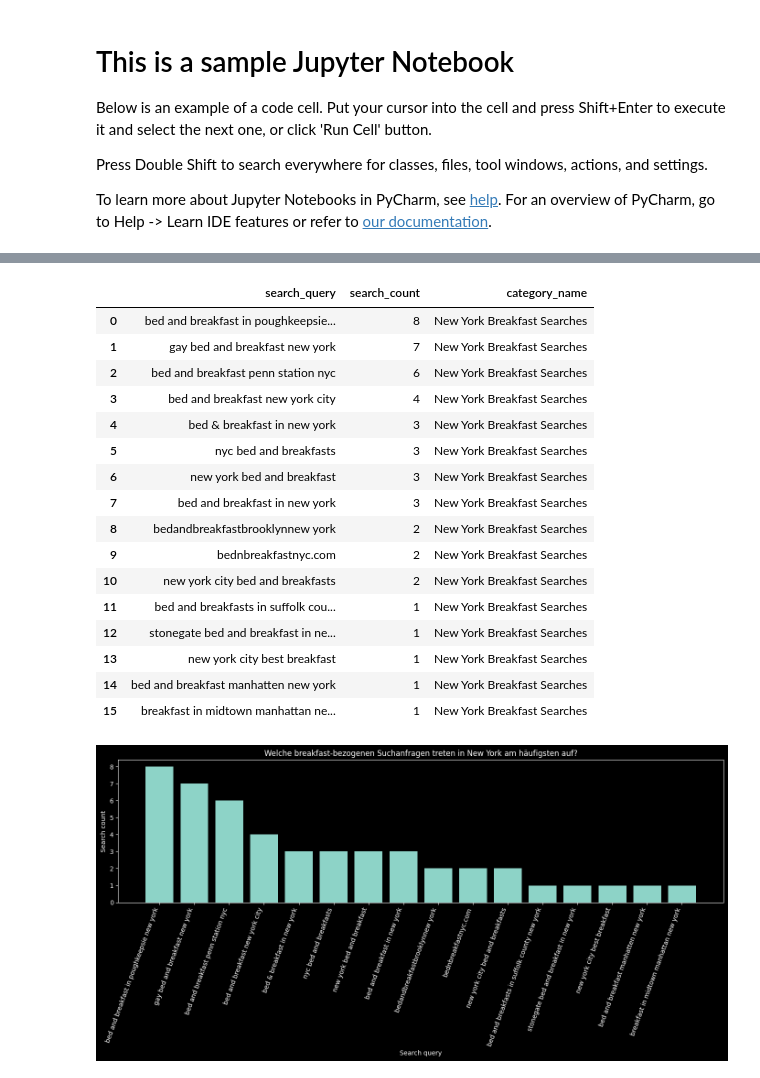
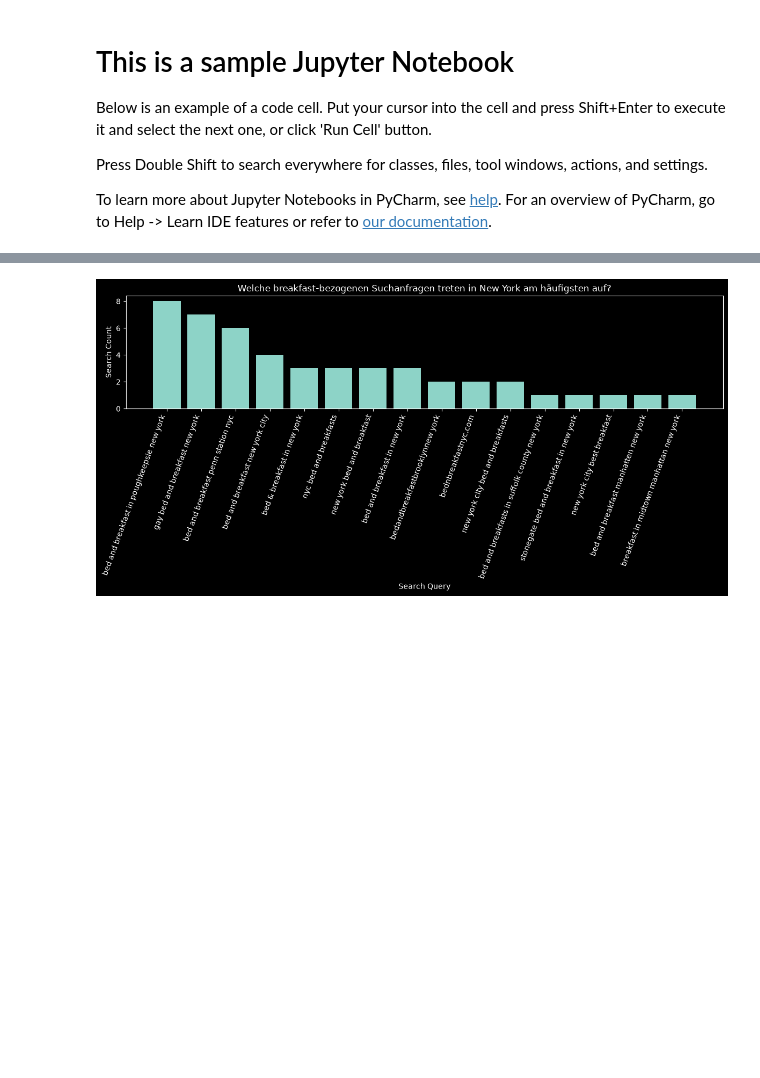
Before and after one commit to oreloksana/Food-Preferences, a Jupyter notebook: food_preferences.ipynb, the cells around one changed output, grey strips where cells are left out. Saved outputs shown, nothing was run; the diff lists cells and outputs as text; code cells hidden in the pictures; blank space fills up the shorter version.

```diff
--- a/food_preferences.ipynb
+++ b/food_preferences.ipynb
@@ -92,0 +63,16 @@ plt.show()
+# %%
+sql_query_1 = """
+SELECT
+    search_query,
+    search_count
+FROM food_preferences.shopping_search_view
+ORDER BY search_count DESC;
+"""
+
+with engine.connect() as connection:
+    shopping_searches = pd.read_sql_query(
+        text(sql_query_1),
+        connection
+    )
+
+display(shopping_searches)
@@ -230,57 +321,24 @@ plt.show()
 # %%
-import pandas as pd
-import matplotlib.pyplot as plt
-from sqlalchemy import text
-
-sql_query_4 = """
-SELECT
-    search_item.kombiniertes_wort AS search_query,
-    search_item.anzahl_suchen AS search_count,
-    search_category.category_name
-FROM food_preferences.search_item
-JOIN food_preferences.search_category
-    ON search_item.cat_id = search_category.cat_id
-WHERE search_category.service_type = 'breakfast'
-ORDER BY search_item.anzahl_suchen DESC;
-"""
-
-with engine.connect() as connection:
-    breakfast_searches = pd.read_sql_query(
-        text(sql_query_4),
-        connection
-    )
-
-display(breakfast_searches)
-
-plt.figure(figsize=(14, 7))
+plt.figure(figsize=(12, 6))
 
 plt.bar(
     breakfast_searches["search_query"],
     breakfast_searches["search_count"]
 )
 
-plt.title("Welche breakfast-bezogenen Suchanfragen treten in New York am häufigsten auf?")
-plt.xlabel("Search query")
-plt.ylabel("Search count")
-plt.xticks(rotation=70, ha="right")
+plt.title(
+    "Welche breakfast-bezogenen Suchanfragen treten in New York am häufigsten auf?"
+)
+
+plt.xlabel("Search Query")
+plt.ylabel("Search Count")
+
+plt.xticks(
+    rotation=70,
+    ha="right"
+)
+
 plt.tight_layout()
 plt.show()
 # %% [output]
-|  | search_query | search_count | category_name |
-| 0 | bed and breakfast in poughkeepsie... | 8 | New York Breakfast Searches |
-| 1 | gay bed and breakfast new york | 7 | New York Breakfast Searches |
-| 2 | bed and breakfast penn station nyc | 6 | New York Breakfast Searches |
-| 3 | bed and breakfast new york city | 4 | New York Breakfast Searches |
-| 4 | bed & breakfast in new york | 3 | New York Breakfast Searches |
-| 5 | nyc bed and breakfasts | 3 | New York Breakfast Searches |
-| 6 | new york bed and breakfast | 3 | New York Breakfast Searches |
-| 7 | bed and breakfast in new york | 3 | New York Breakfast Searches |
-| 8 | bedandbreakfastbrooklynnew york | 2 | New York Breakfast Searches |
-| 9 | bednbreakfastnyc.com | 2 | New York Breakfast Searches |
-| 10 | new york city bed and breakfasts | 2 | New York Breakfast Searches |
-| 11 | bed and breakfasts in suffolk cou... | 1 | New York Breakfast Searches |
-| 12 | stonegate bed and breakfast in ne... | 1 | New York Breakfast Searches |
-| 13 | new york city best breakfast | 1 | New York Breakfast Searches |
-| 14 | bed and breakfast manhatten new york | 1 | New York Breakfast Searches |
-| 15 | breakfast in midtown manhattan ne... | 1 | New York Breakfast Searches |
-[figure, old version]
+[figure, new version]
```
Also changed, not shown: parts of 27 cells of this notebook.
